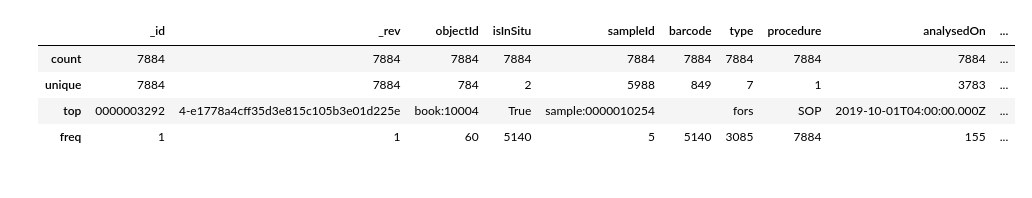
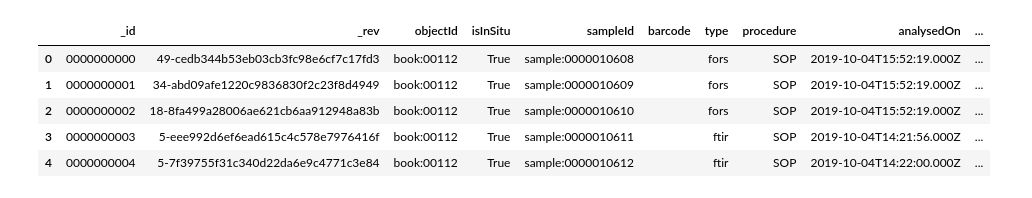
Before and after one commit to hujingc/umsi_loc_anc, a Jupyter notebook: Loading data into dataframes.ipynb, the cells around one changed output. Cells and saved outputs as stored; diff of their text form; code cells hidden in the pictures.

```diff
--- a/Loading data into dataframes.ipynb
+++ b/Loading data into dataframes.ipynb
@@ -77,14 +104,15 @@ paper1['_id'] = paper1['_id'].str.replace('paper:','') #WARNING line
 # %%
 analysis1 = analysis.dropna(axis=1, how='all').drop('index', axis=1)
 analysis1['_id'] = analysis1['_id'].str.replace('analysis:','')
-analysis1.describe()
+analysis1.head()
 # data column is a list(dict(['type'-->dv1, 'src'-->dict(header, createdon, filename), 'spectrum'-->dict(values,labels)]))
 # analysis_data = analysis1[['_id','data']]
 # analysis_data['data_len']= 1
 # analysis_data['data']
 # %% [output]
 |  | _id | _rev | objectId | isInSitu | sampleId | barcode | type | procedure | analysedOn | ... |
-| count | 7884 | 7884 | 7884 | 7884 | 7884 | 7884 | 7884 | 7884 | 7884 | ... |
-| unique | 7884 | 7884 | 784 | 2 | 5988 | 849 | 7 | 1 | 3783 | ... |
-| top | 0000003292 | 4-e1778a4cff35d3e815c105b3e01d225e | book:10004 | True | sample:0000010254 |  | fors | SOP | 2019-10-01T04:00:00.000Z | ... |
-| freq | 1 | 1 | 60 | 5140 | 5 | 5140 | 3085 | 7884 | 155 | ... |
+| 0 | 0000000000 | 49-cedb344b53eb03cb3fc98e6cf7c17fd3 | book:00112 | True | sample:0000010608 |  | fors | SOP | 2019-10-04T15:52:19.000Z | ... |
+| 1 | 0000000001 | 34-abd09afe1220c9836830f2c23f8d4949 | book:00112 | True | sample:0000010609 |  | fors | SOP | 2019-10-04T15:52:19.000Z | ... |
+| 2 | 0000000002 | 18-8fa499a28006ae621cb6aa912948a83b | book:00112 | True | sample:0000010610 |  | fors | SOP | 2019-10-04T15:52:19.000Z | ... |
+| 3 | 0000000003 | 5-eee992d6ef6ead615c4c578e7976416f | book:00112 | True | sample:0000010611 |  | ftir | SOP | 2019-10-04T14:21:56.000Z | ... |
+| 4 | 0000000004 | 5-7f39755f31c340d22da6e9c4771c3e84 | book:00112 | True | sample:0000010612 |  | ftir | SOP | 2019-10-04T14:22:00.000Z | ... |
```
Also changed, not shown: parts of 15 cells of this notebook.
